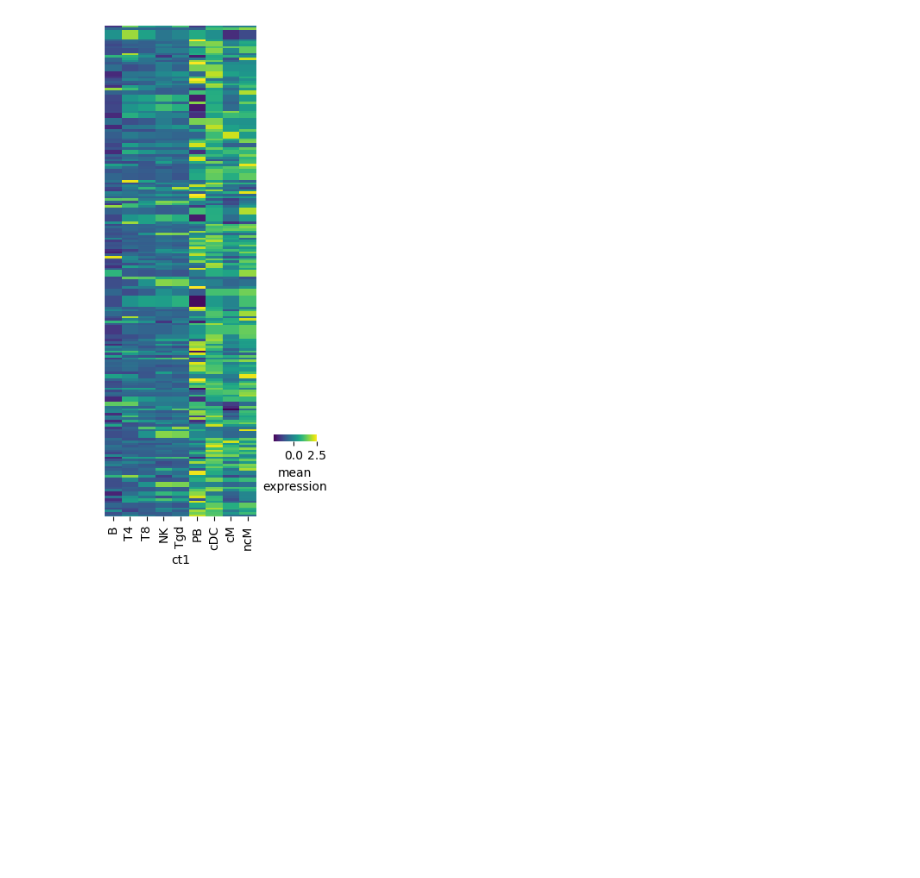
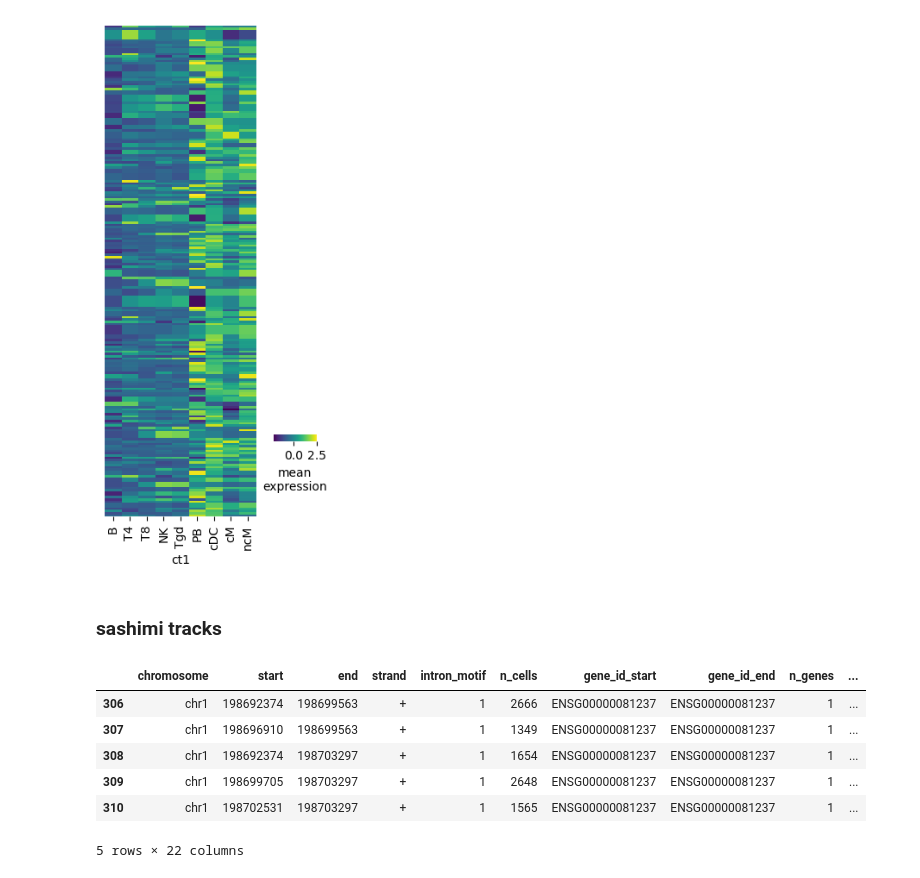
Before and after one commit to dbogdano/scSLR, a Jupyter notebook: notebooks/fig1/scquint_DE_PBMC.ipynb, the cells around one changed output. Drawn from its saved outputs; the diff is of its cells as text; code cells hidden in the pictures; blank space fills up the shorter version.

```diff
--- a/notebooks/fig1/scquint_DE_PBMC.ipynb
+++ b/notebooks/fig1/scquint_DE_PBMC.ipynb
@@ -435,3 +421,5 @@ c.ax_row_dendrogram.set_visible(False)
 c.ax_col_dendrogram.set_visible(False)
 # %% [output]
 [figure]
+# %% [markdown]
+### sashimi tracks
@@ -437,0 +433,12 @@ c.ax_col_dendrogram.set_visible(False)
+# %%
+sashimi_introns = diff_spl_introns[diff_spl_introns['gene_name'] == "PTPRC"]
+# %%
+sashimi_introns.head()
+# %% [output]
+|  | chromosome | start | end | strand | intron_motif | n_cells | gene_id_start | gene_id_end | n_genes | ... |
+| 306 | chr1 | 198692374 | 198699563 | + | 1 | 2666 | ENSG00000081237 | ENSG00000081237 | 1 | ... |
+| 307 | chr1 | 198696910 | 198699563 | + | 1 | 1349 | ENSG00000081237 | ENSG00000081237 | 1 | ... |
+| 308 | chr1 | 198692374 | 198703297 | + | 1 | 1654 | ENSG00000081237 | ENSG00000081237 | 1 | ... |
+| 309 | chr1 | 198699705 | 198703297 | + | 1 | 2648 | ENSG00000081237 | ENSG00000081237 | 1 | ... |
+| 310 | chr1 | 198702531 | 198703297 | + | 1 | 1565 | ENSG00000081237 | ENSG00000081237 | 1 | ... |
+5 rows × 22 columns
```
Also changed, not shown: parts of 14 cells of this notebook, 14 other files.
